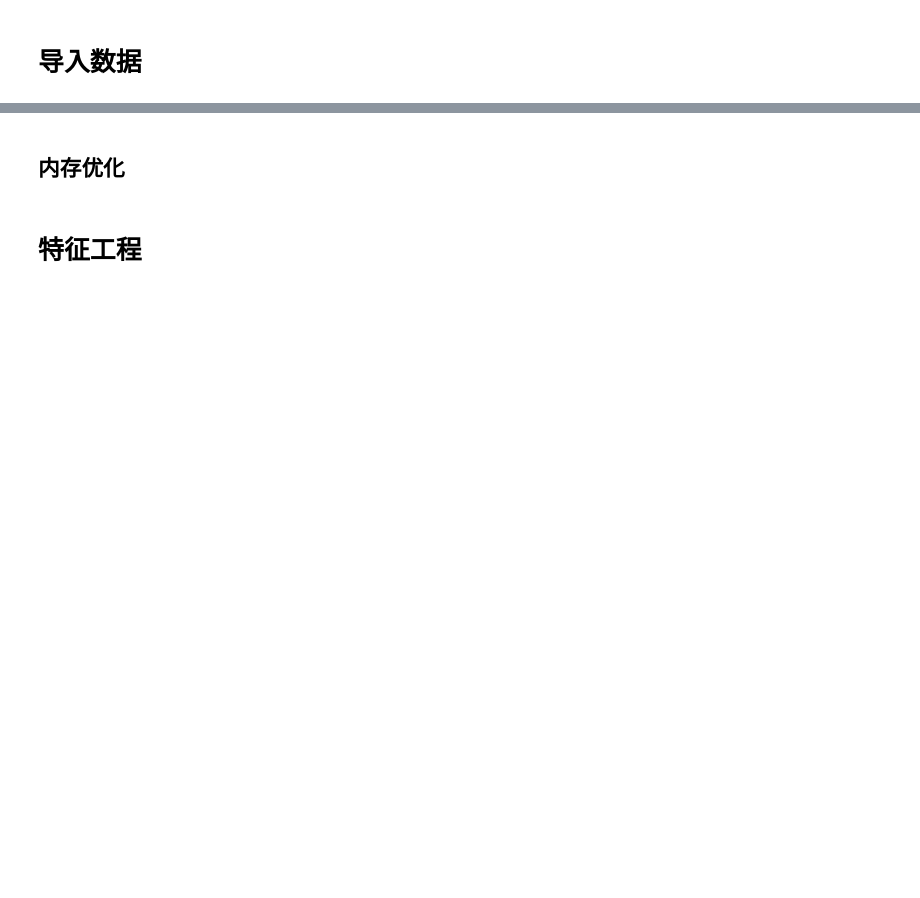
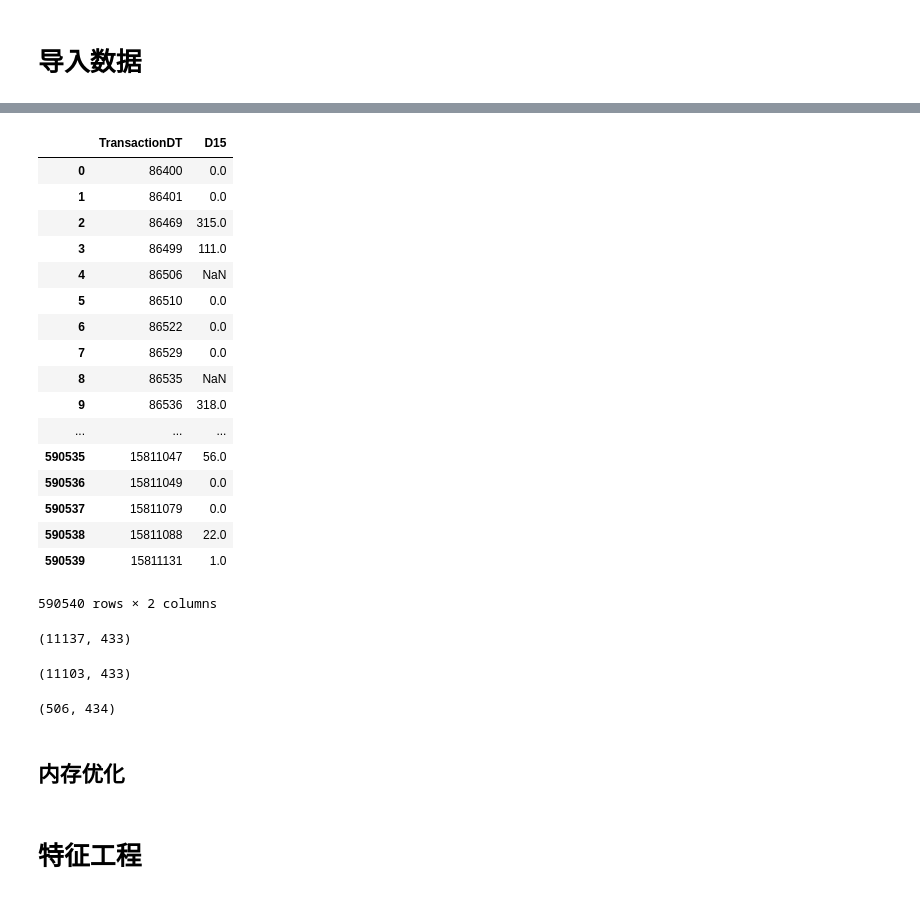
Before and after one commit to enjoysport2022/kaggle-IEEE-CIS-Fraud-Detection, a Jupyter notebook: script/Feature Engineer.ipynb, the cells around one changed output, grey strips where cells are left out. Saved outputs shown, nothing was run; the diff lists cells and outputs as text; code cells hidden in the pictures; blank space fills up the shorter version.

```diff
--- a/script/Feature Engineer.ipynb
+++ b/script/Feature Engineer.ipynb
@@ -62,3 +118,36 @@ NROWS = 50000
+# %%
+train[["TransactionDT", "D15"]]
+# %% [output]
+|  | TransactionDT | D15 |
+| 0 | 86400 | 0.0 |
+| 1 | 86401 | 0.0 |
+| 2 | 86469 | 315.0 |
+| 3 | 86499 | 111.0 |
+| 4 | 86506 | NaN |
+| 5 | 86510 | 0.0 |
+| 6 | 86522 | 0.0 |
+| 7 | 86529 | 0.0 |
+| 8 | 86535 | NaN |
+| 9 | 86536 | 318.0 |
+| ... | ... | ... |
+| 590535 | 15811047 | 56.0 |
+| 590536 | 15811049 | 0.0 |
+| 590537 | 15811079 | 0.0 |
+| 590538 | 15811088 | 22.0 |
+| 590539 | 15811131 | 1.0 |
+590540 rows × 2 columns
+# %%
+test.loc[test["V27"]>=1].shape
+# %% [output]
+(11137, 433)
+# %%
+test.loc[test["V27"]==1].shape
+# %% [output]
+(11103, 433)
+# %%
+train.loc[train["C1"] > 3000].shape
+# %% [output]
+(506, 434)
 # %% [markdown]
 ## 内存优化
 # %%
```
Also changed, not shown: parts of 16 cells of this notebook, 7 other files.
